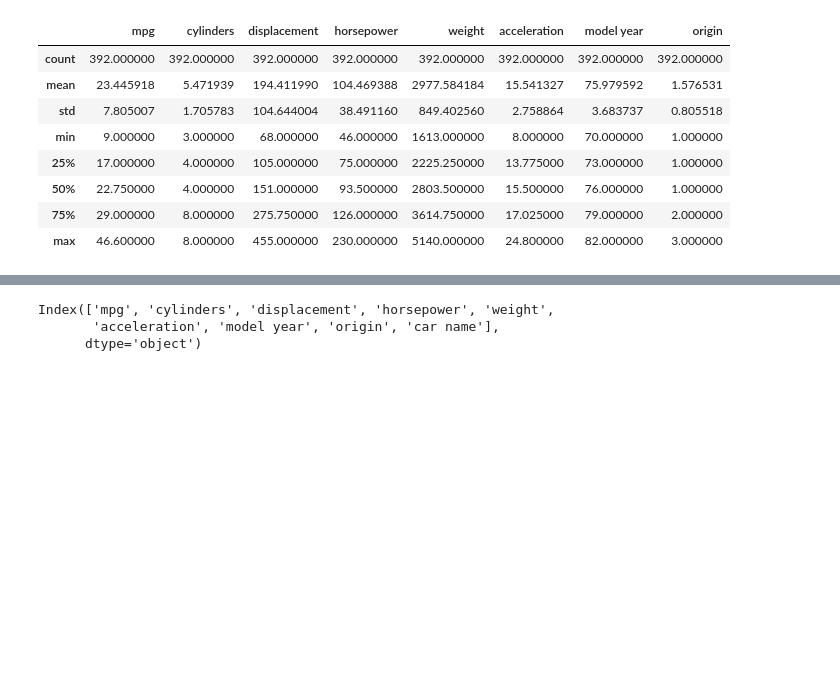
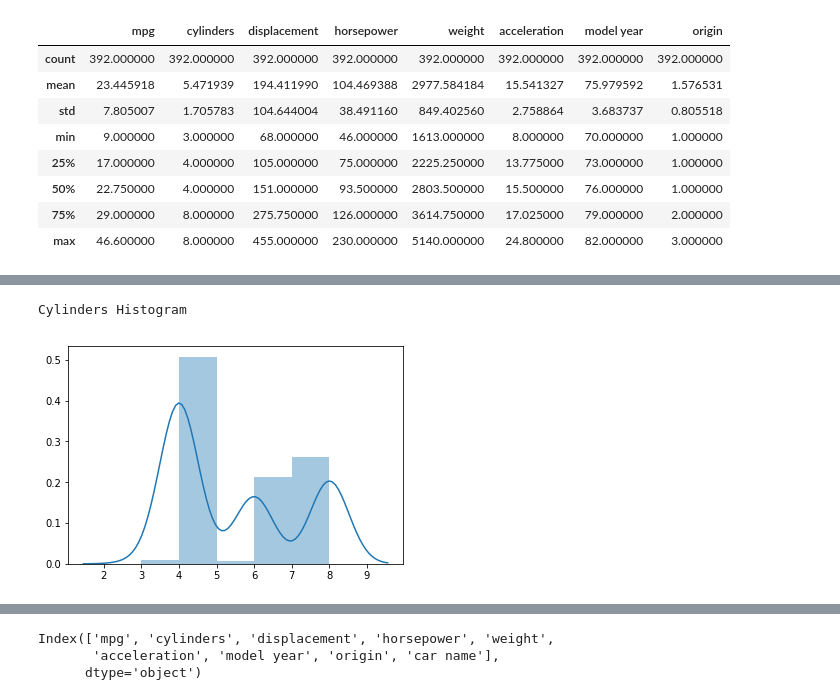
Before and after one commit to aleksandarskrbic/car-economy-ori, a Jupyter notebook: ori_notebook.ipynb, the cells around one changed output, grey strips where cells are left out. Saved outputs shown, nothing was run; the diff lists cells and outputs as text; code cells hidden in the pictures; blank space fills up the shorter version.

```diff
--- a/ori_notebook.ipynb
+++ b/ori_notebook.ipynb
@@ -67,0 +98,6 @@ df.describe()
+# %%
+sns.distplot(df.iloc[:, 1].values)
+print('Cylinders Histogram')
+# %% [output]
+Cylinders Histogram
+[figure, added]
```
Also changed, not shown: parts of 31 cells of this notebook.
